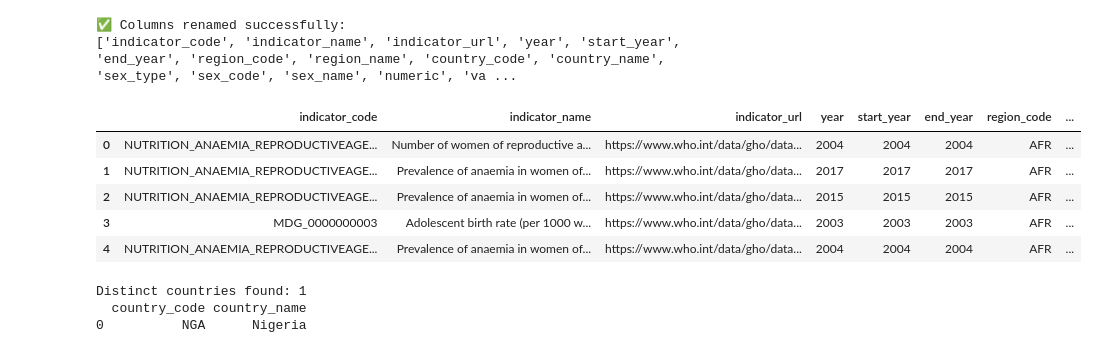
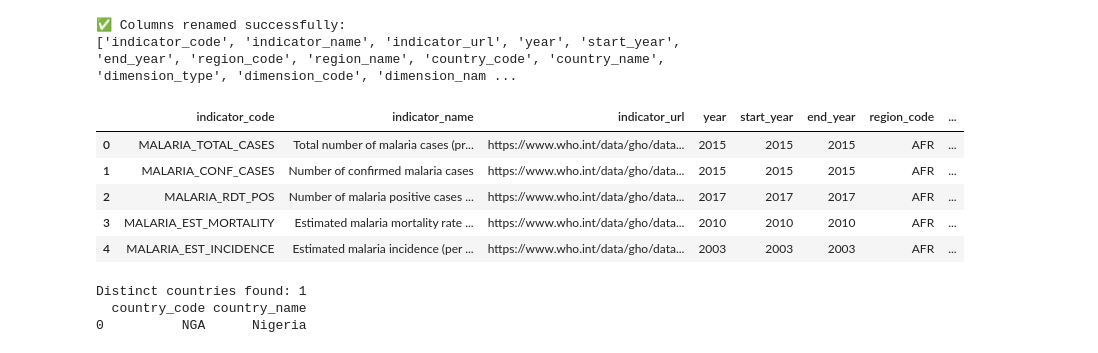
Before and after one commit to Penny-00/RenewedCare, a Jupyter notebook: data/scripts/malaria.ipynb, the cells around one changed output. Drawn from its saved outputs; the diff is of its cells as text; code cells hidden in the pictures.

```diff
--- a/data/scripts/malaria.ipynb
+++ b/data/scripts/malaria.ipynb
@@ -10,7 +10,7 @@ NOTEBOOK_DIR = Path(os.getcwd())
 # Navigate to your dataset subfolder
 DATA_DIR = NOTEBOOK_DIR.parent /"raw" / "Disease_and_Mobidity_data"
 
-FILE_NAME = "maternal_and_reproductive_health_indicators_nga.csv"
+FILE_NAME = "malaria_indicators_nga.csv"
 FILE_PATH = DATA_DIR / FILE_NAME
 
 #print("Looking for file at:", FILE_PATH)
@@ -49,28 +49,28 @@ df = df.drop(index=0).reset_index(drop=True)
 # %%
 # Rename columns (matching lowercase names)
 # 🧹 Rename columns to clear, Python-friendly names
 df.columns = [
     "indicator_code", "indicator_name", "indicator_url", "year",
     "start_year", "end_year", "region_code", "region_name",
-    "country_code", "country_name", "sex_type", "sex_code",
-    "sex_name", "numeric", "value", "lower_bound", "upper_bound"
+    "country_code", "country_name", "dimension_type", "dimension_code",
+    "dimension_name", "numeric", "value", "lower_bound", "upper_bound"
 ]
 
 # ✅ Verify the rename
 print("✅ Columns renamed successfully:")
 print(df.columns.tolist())
 
 # Optional — quick look at first few rows
 display(df.head())
 # %% [output]
 ✅ Columns renamed successfully:
-['indicator_code', 'indicator_name', 'indicator_url', 'year', 'start_year', 'end_year', 'region_code', 'region_name', 'country_code', 'country_name', 'sex_type', 'sex_code', 'sex_name', 'numeric', 'va ...
+['indicator_code', 'indicator_name', 'indicator_url', 'year', 'start_year', 'end_year', 'region_code', 'region_name', 'country_code', 'country_name', 'dimension_type', 'dimension_code', 'dimension_nam ...
 |  | indicator_code | indicator_name | indicator_url | year | start_year | end_year | region_code | ... |
-| 0 | NUTRITION_ANAEMIA_REPRODUCTIVEAGE... | Number of women of reproductive a... | https://www.who.int/data/gho/data... | 2004 | 2004 | 2004 | AFR | ... |
-| 1 | NUTRITION_ANAEMIA_REPRODUCTIVEAGE... | Prevalence of anaemia in women of... | https://www.who.int/data/gho/data... | 2017 | 2017 | 2017 | AFR | ... |
-| 2 | NUTRITION_ANAEMIA_REPRODUCTIVEAGE... | Prevalence of anaemia in women of... | https://www.who.int/data/gho/data... | 2015 | 2015 | 2015 | AFR | ... |
-| 3 | MDG_0000000003 | Adolescent birth rate (per 1000 w... | https://www.who.int/data/gho/data... | 2003 | 2003 | 2003 | AFR | ... |
-| 4 | NUTRITION_ANAEMIA_REPRODUCTIVEAGE... | Prevalence of anaemia in women of... | https://www.who.int/data/gho/data... | 2004 | 2004 | 2004 | AFR | ... |
+| 0 | MALARIA_TOTAL_CASES | Total number of malaria cases (pr... | https://www.who.int/data/gho/data... | 2015 | 2015 | 2015 | AFR | ... |
+| 1 | MALARIA_CONF_CASES | Number of confirmed malaria cases | https://www.who.int/data/gho/data... | 2015 | 2015 | 2015 | AFR | ... |
+| 2 | MALARIA_RDT_POS | Number of malaria positive cases ... | https://www.who.int/data/gho/data... | 2017 | 2017 | 2017 | AFR | ... |
+| 3 | MALARIA_EST_MORTALITY | Estimated malaria mortality rate ... | https://www.who.int/data/gho/data... | 2010 | 2010 | 2010 | AFR | ... |
+| 4 | MALARIA_EST_INCIDENCE | Estimated malaria incidence (per ... | https://www.who.int/data/gho/data... | 2003 | 2003 | 2003 | AFR | ... |
 # %%
 # ---Check distinct countries by code and name ---
 unique_countries = df[['country_code', 'country_name']].drop_duplicates()
```
Also changed, not shown: parts of 18 cells of this notebook, 33 other files.
